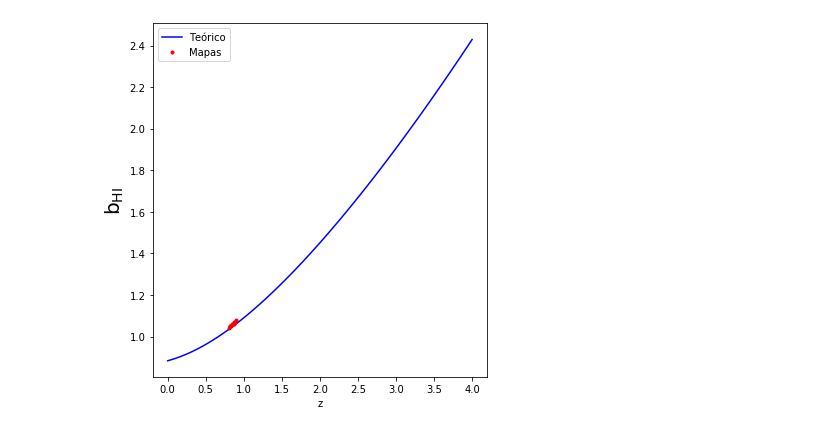
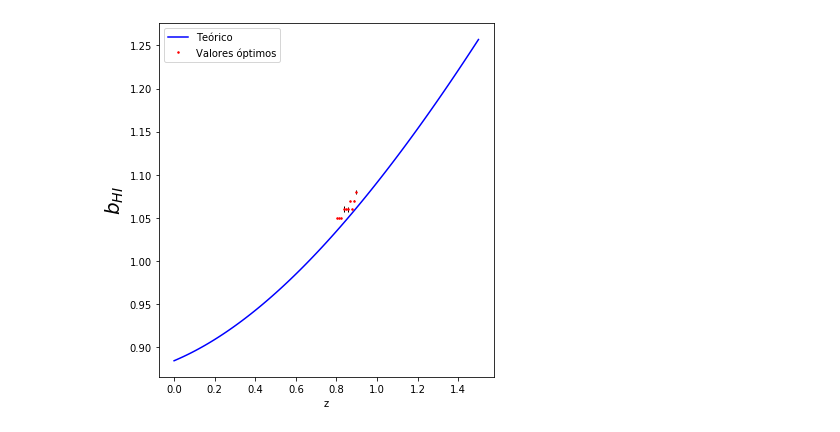
Before and after one commit to davfer12/Cosmolog-a-con-cartografiados-extragal-acticos-en-radiotelescopios, a Jupyter notebook: Correlacion_bins_catalogo_completo.ipynb, the cells around one changed output. Drawn from its saved outputs; the diff is of its cells as text; code cells hidden in the pictures.

```diff
--- a/Correlacion_bins_catalogo_completo.ipynb
+++ b/Correlacion_bins_catalogo_completo.ipynb
@@ -187,20 +169,21 @@ def bias_HI(z,alpha,beta,v_c0,v_c1,Omega_m,Omega_b,h):
 
 bias_HI = np.vectorize(bias_HI)
 # %%
-z=np.linspace(0,4,100,endpoint=True)
+z=np.linspace(0,1.5,100,endpoint=True)
 plt.figure(figsize=(6,6.5))
 plt.plot(z,bias_HI(z,alpha,beta,v_c0,v_c1,Omega_m,Omega_b,h),'b-',label='Teórico')
-plt.plot(z_bin_centers,bias_optimos,'r.',label='Mapas')
+plt.plot(z_bin_centers,bias_optimos,'r.', markersize=3, label='Valores óptimos')
+plt.errorbar(z_bin_centers,bias_optimos, yerr=Errores_bias_optimos, fmt='None', ecolor='k',elinewidth=1)
 plt.xlabel('z')
 plt.ylabel(r'$b_{HI}$',fontsize=20)
 plt.legend(loc='best')
 ax = plt.gca()
 #plt.ylim([0.7,2.2])
 #ax.xaxis.label.set_color('white')
 #ax.tick_params(axis='x', colors='white')
 #ax.yaxis.label.set_color('white')
 #ax.tick_params(axis='y', colors='white')
-plt.savefig('../Plots/bias_evolucion_comparada_grande.png',dpi=900)
+plt.savefig('../Plots/bias_evolucion_comparado_disp.png',bbox_inches='tight',dpi=900)
 plt.show()
 # %% [output]
-[figure, old version]
+[figure, new version]
```
Also changed, not shown: parts of 1 cell of this notebook, 2 other files.
